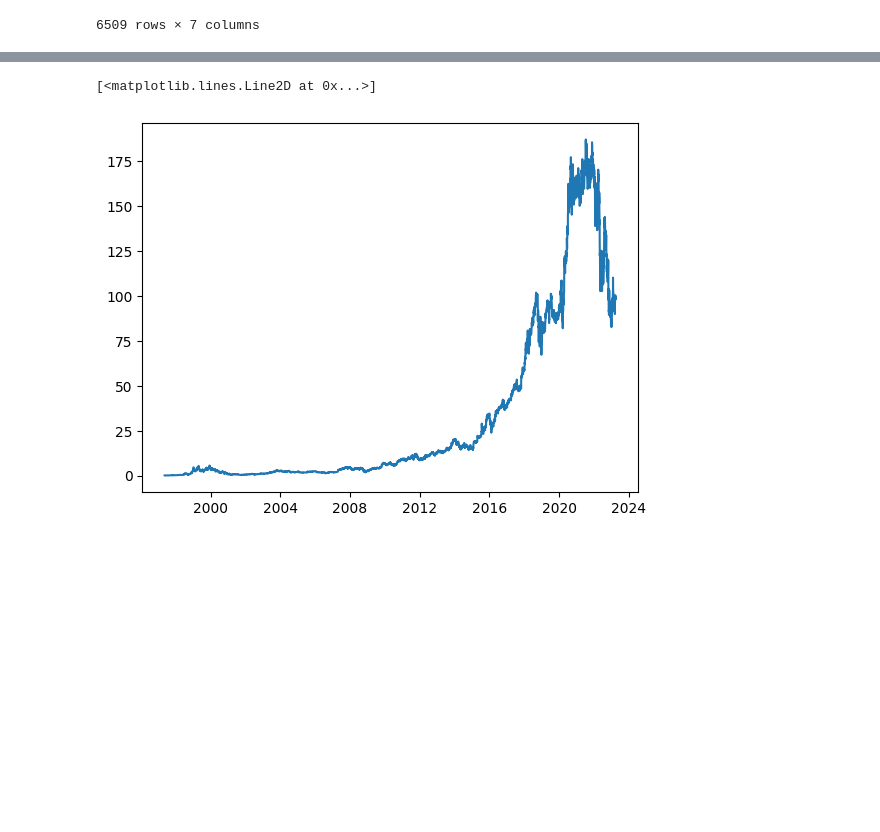
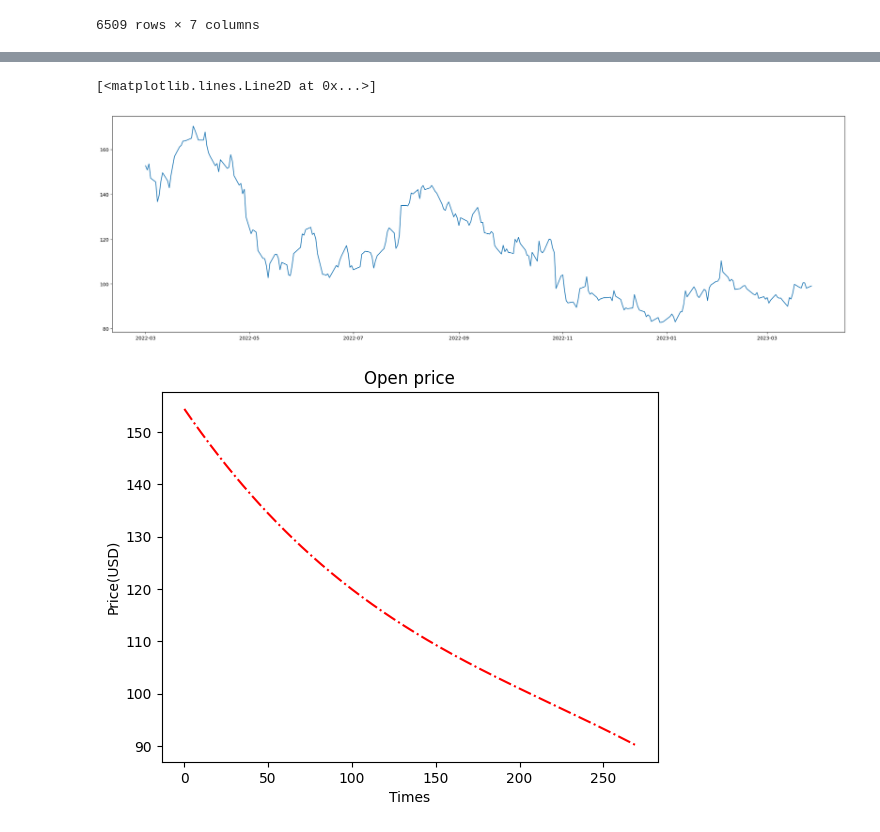
Before and after one commit to LeoNguyen868/Stocks-prediction, a Jupyter notebook: Time-series-stocks-price-prediction.ipynb, the cells around one changed output, grey strips where cells are left out. Drawn from its saved outputs; the diff is of its cells as text; code cells hidden in the pictures; blank space fills up the shorter version.

```diff
--- a/Time-series-stocks-price-prediction.ipynb
+++ b/Time-series-stocks-price-prediction.ipynb
@@ -89,6 +74,0 @@ See the caveats in the documentation: https://pandas.pydata.org/pandas-docs/stab
-# %%
-start="2022-03-01"
-end="2023-03-27"
-prop="Close"
-fit=3
-trends(start,end,prop,fit)
@@ -132,0 +75,5 @@ Name: Date, Length: 6509, dtype: datetime64[ns]
+# %%
+
+data["Date"]=pd.to_datetime(data['Date'], format='%Y-%m-%d')
+data.set_index(["Date"],inplace=True)
+plt.plot(data["Open"])
@@ -132,0 +83,4 @@ Name: Date, Length: 6509, dtype: datetime64[ns]
+# %%
+data_range=data.loc[(data["Date"]>=start)& (data["Date"]<=end)] #select data from a range
+# %%
+data_range=pd.DataFrame(data_range)
@@ -140,5 +106,18 @@ KeyError: "None of ['Date'] are in the columns"
-# %%
-plt.plot(data["Open"])
-# %% [output]
-[<matplotlib.lines.Line2D at 0x...>]
-[figure, removed]
+# %%
+figure(figsize=(27,8))
+plt.plot(data_range["Open"])
+# %% [output]
+[<matplotlib.lines.Line2D at 0x...>]
+[figure, added]
+# %%
+x=arange(len(data_range["Open"]))
+y=data_range["Open"]
+z = np.polyfit(x, y, fit)
+p = np.poly1d(z)
+plt.title(prop+" price")
+xlabel("Times")
+ylabel("Price(USD)")
+plt.plot(x, p(x),'r-.')
+plt.show()
+# %% [output]
+[figure, added]
```
Also changed, not shown: parts of 13 cells of this notebook.
